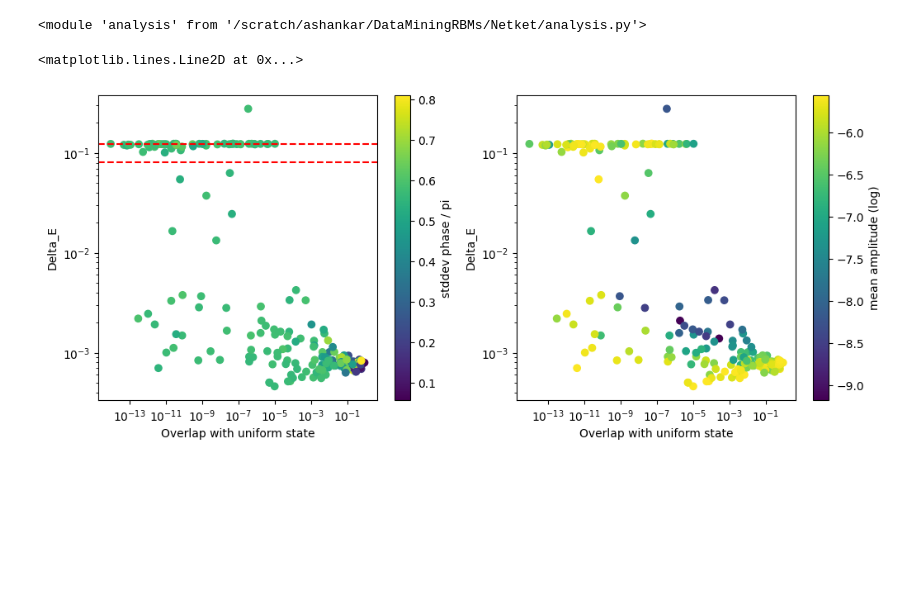
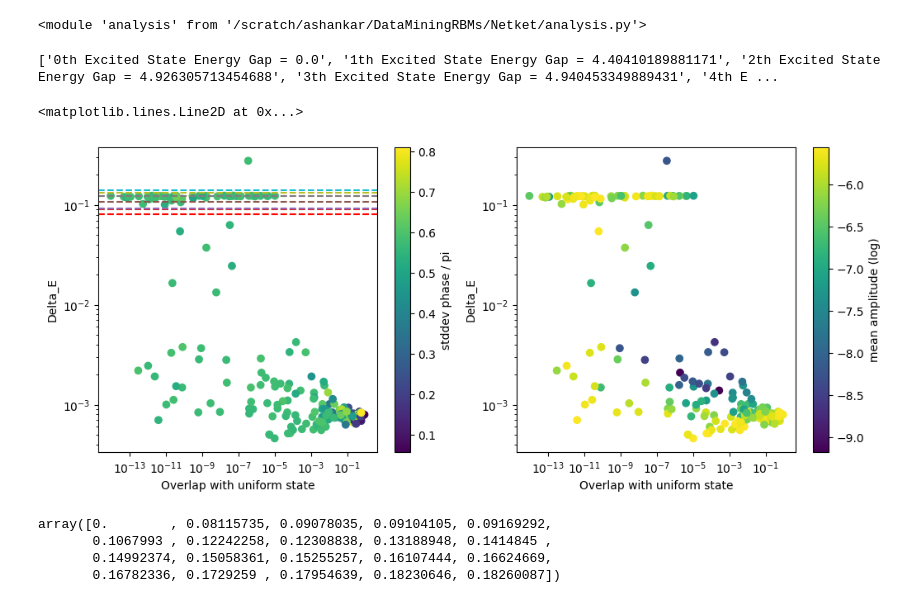
Before and after one commit to NilsNiggemann/DataMiningRBMs, a Jupyter notebook: Netket/arv_rotanalysis.ipynb, the cells around one changed output. Cells and saved outputs as stored; diff of their text form; code cells hidden in the pictures; blank space fills up the shorter version.

```diff
--- a/Netket/arv_rotanalysis.ipynb
+++ b/Netket/arv_rotanalysis.ipynb
@@ -277,33 +277,46 @@ spec = get_spectrum(df_rot_filter)
 # %%
 %matplotlib inline
 # Scatter each hypothesis value vs the measured infidelity (uses df_eval if present)
 infidelity_ansatz_overlap = [abs(sum(psi_1))**2 / len(psi_1) for psi_1 in df_rot_filter.psi_0.values]
 fig, ax = plt.subplots(1,2)
 fig.set_figwidth(12)
 
 ax[0].scatter(infidelity_ansatz_overlap, df_rot_filter.Delta_E, c=(df_rot_filter.std_phase/np.pi), cmap='viridis')
 ax[0].set_xlabel("Overlap with uniform state")
 ax[0].set_ylabel("Delta_E")
 m = ax[0].collections[-1]  # get the scatter collection just created
 cbar0 = fig.colorbar(m, ax=ax[0])
 cbar0.set_label('stddev phase / pi')
 ax[0].set_xscale('log')
 ax[0].set_yscale('log')
 
 ax[1].scatter(infidelity_ansatz_overlap, df_rot_filter.Delta_E, c=np.log(df_rot_filter.mean_amplitude), cmap='viridis')
 ax[1].set_xlabel("Overlap with uniform state")
 ax[1].set_ylabel("Delta_E")
 m1 = ax[1].collections[-1]  # get the scatter collection just created
 cbar1 = fig.colorbar(m1, ax=ax[1])
 cbar1.set_label('mean amplitude (log)')
 ax[1].set_xscale('log')
 ax[1].set_yscale('log')
 
-ax[0].axhline(np.abs((spec[6]-spec[0])/spec[0]), color='red', linestyle='--', label='Fifth Excited State Energy Gap')
+for ival in range(10):
+    ax[0].axhline(np.abs((spec[ival]-spec[0])/spec[0]), color=f'C{ival}',
+                  linestyle='--', label=f'{ival}th Excited State Energy Gap = {np.abs(spec[ival]-spec[0])}')
+# ax[0].legend()
+handles, labels = ax[0].get_legend_handles_labels()
+print(labels)
 ax[0].axhline(np.abs((spec[1]-spec[0])/spec[0]), color='red', linestyle='--', label='First Excited State Energy Gap')
 # %% [output]
-<matplotlib.lines.Line2D at 0x...>
+['0th Excited State Energy Gap = 0.0', '1th Excited State Energy Gap = 4.40410189881171', '2th Excited State Energy Gap = 4.926305713454688', '3th Excited State Energy Gap = 4.940453349889431', '4th E ...
+<matplotlib.lines.Line2D at 0x...>
-[figure, old version]
+[figure, new version]
+# %%
+np.abs((spec-spec[0])/spec[0])
+# %% [output]
+array([0.        , 0.08115735, 0.09078035, 0.09104105, 0.09169292,
+       0.1067993 , 0.12242258, 0.12308838, 0.13188948, 0.1414845 ,
+       0.14992374, 0.15058361, 0.15255257, 0.16107444, 0.16624669,
+       0.16782336, 0.1729259 , 0.17954639, 0.18230646, 0.18260087])
 # %%
 df_rot_filter.head()
 # %% [output]
```
Also changed, not shown: 3 other files.
